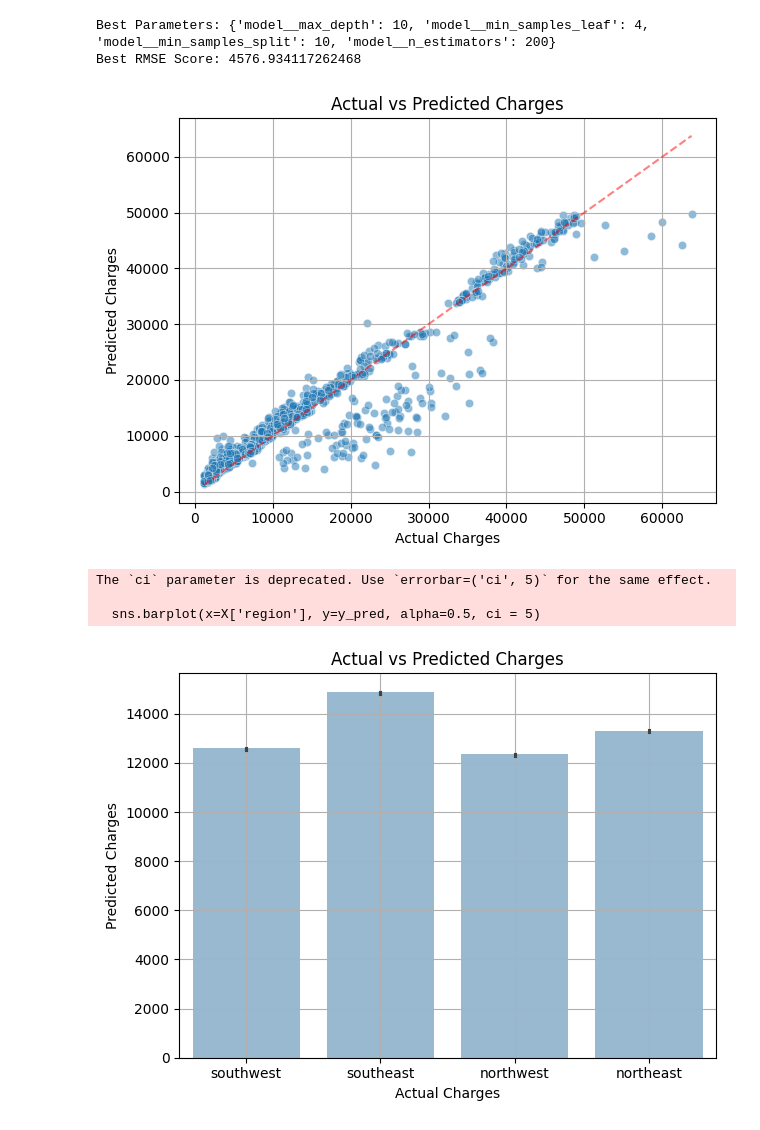
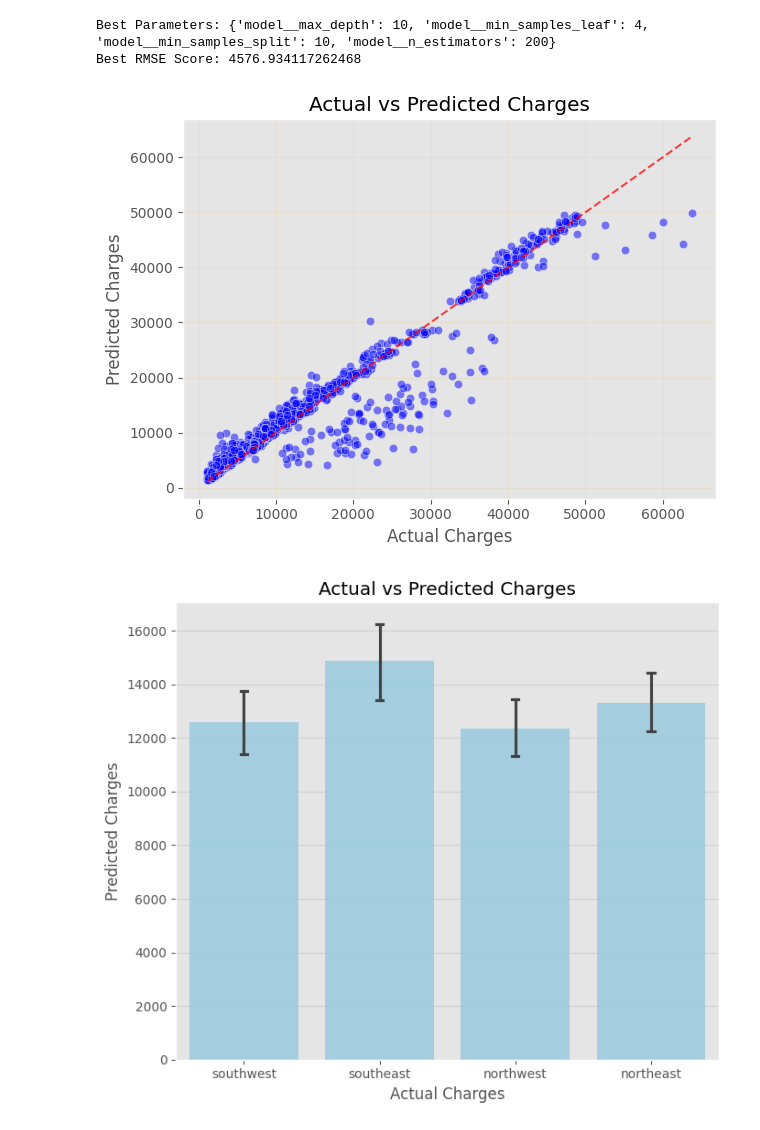
Before and after one commit to Slay-Shayer/insurance_mahbub, a Jupyter notebook: insurance.ipynb, the cells around one changed output. Cells and saved outputs as stored; diff of their text form; code cells hidden in the pictures.

```diff
--- a/insurance.ipynb
+++ b/insurance.ipynb
@@ -123,5 +132,7 @@ np.mean(low_risk_conditions['charges'])
 # %% [output]
 np.float64(8002.59602379878)
 # %%
+plt.style.use('ggplot')
 sns.kdeplot(data=high_risk_conditions, x='charges', fill=True)
+plt.show()
 # %% [output]
@@ -130,5 +140,6 @@ sns.kdeplot(data=high_risk_conditions, x='charges', fill=True)
 # %%
 fig, ax = plt.subplots()
+plt.style.use('ggplot')
 ax.plot(low_risk_conditions['age'], low_risk_conditions['charges'],
            'o', alpha=0.5, label='Low Risk Conditions', color='green')
 ax.plot(high_risk_conditions['age'], high_risk_conditions['charges'],
@@ -137,4 +148,5 @@ ax.set_xlabel('Age')
 ax.set_ylabel('Charges')
 ax.set_title('Charges vs. Age by Risk Category (Combined on Left)')
 ax.legend()
+plt.show()
 # %% [output]
@@ -220,12 +231,13 @@ DecisionTreeRegressor  6564.473837  196.312503
 # %% [markdown]
 Looks like RandomForestRegressor is the best model for this dataset, with a mean RMSE of 0.0. This indicates that the model is able to predict the insurance charges with high accuracy. Now we can use this model to make predictions on new data.
 # %%
-results_df.plot(kind='bar', y='RMSE Mean', yerr='RMSE Std', legend=False, color='skyblue')
+results_df.plot(kind='bar', y='RMSE Mean', yerr='RMSE Std', legend=False, color='green', capsize = 2)
+plt.style.use('ggplot')
 plt.ylabel('RMSE')
 plt.xlabel('Model')
 plt.xticks(rotation=45)
 plt.title('Model Comparison')
-plt.grid(True, axis = 'y')
+plt.grid(True, axis = 'y', alpha = 0.2)
 plt.tight_layout()
 plt.show()
 # %% [output]
@@ -287,27 +299,26 @@ y_pred = grid_search_model.predict(X)
 
 
 plt.figure()
-sns.scatterplot(x=y, y=y_pred, alpha=0.5, markers='o', edgecolor='w')
+plt.style.use('ggplot')
+sns.scatterplot(x=y, y=y_pred, alpha=0.5, markers='o', edgecolor='w', color = 'blue')
 plt.xlabel('Actual Charges')
 plt.ylabel('Predicted Charges')
-plt.plot([y.min(), y.max()], [y.min(), y.max()], 'r--', alpha = 0.5)
-plt.grid('True')
+plt.plot([y.min(), y.max()], [y.min(), y.max()], 'r--', alpha = 0.7)
+plt.grid('True', alpha = 0.1, color = 'orange')
 plt.title('Actual vs Predicted Charges')
 plt.tight_layout()
 plt.show()
 # %% [output]
-[figure, old version]
+[figure, new version]
 # %%
-plt.figure()
-sns.barplot(x=X['region'], y=y_pred, alpha=0.5, ci = 5)
+plt.figure(figsize = (7, 6))
+plt.style.use('ggplot')
+sns.barplot(x=X['region'], y=y_pred, alpha=0.8, color = 'skyblue', capsize = 0.05)
 plt.xlabel('Actual Charges')
 plt.ylabel('Predicted Charges')
-plt.grid('True')
+plt.grid('True', axis = 'y', alpha = 0.2, color = 'grey')
 plt.title('Actual vs Predicted Charges')
 plt.tight_layout()
 plt.show()
 # %% [output]
-The `ci` parameter is deprecated. Use `errorbar=('ci', 5)` for the same effect.
-
-  sns.barplot(x=X['region'], y=y_pred, alpha=0.5, ci = 5)
-[figure, old version]
+[figure, new version]
```
Also changed, not shown: parts of 7 cells of this notebook.
